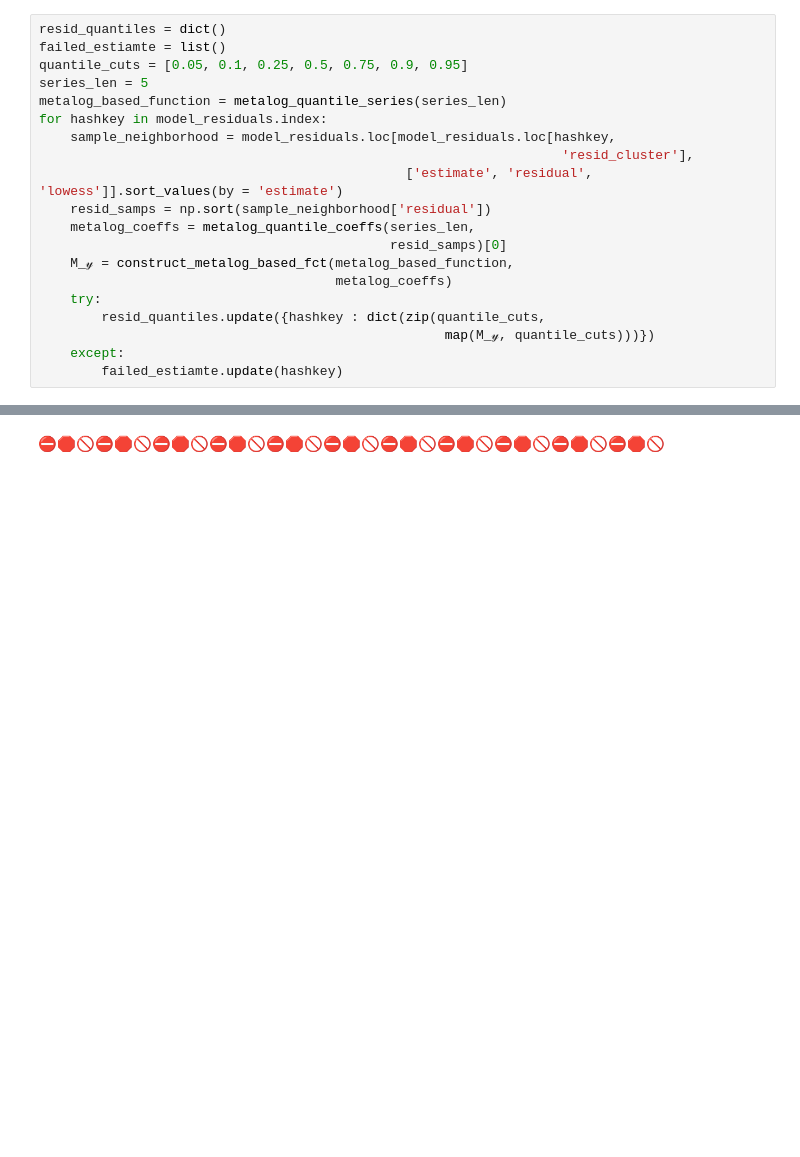
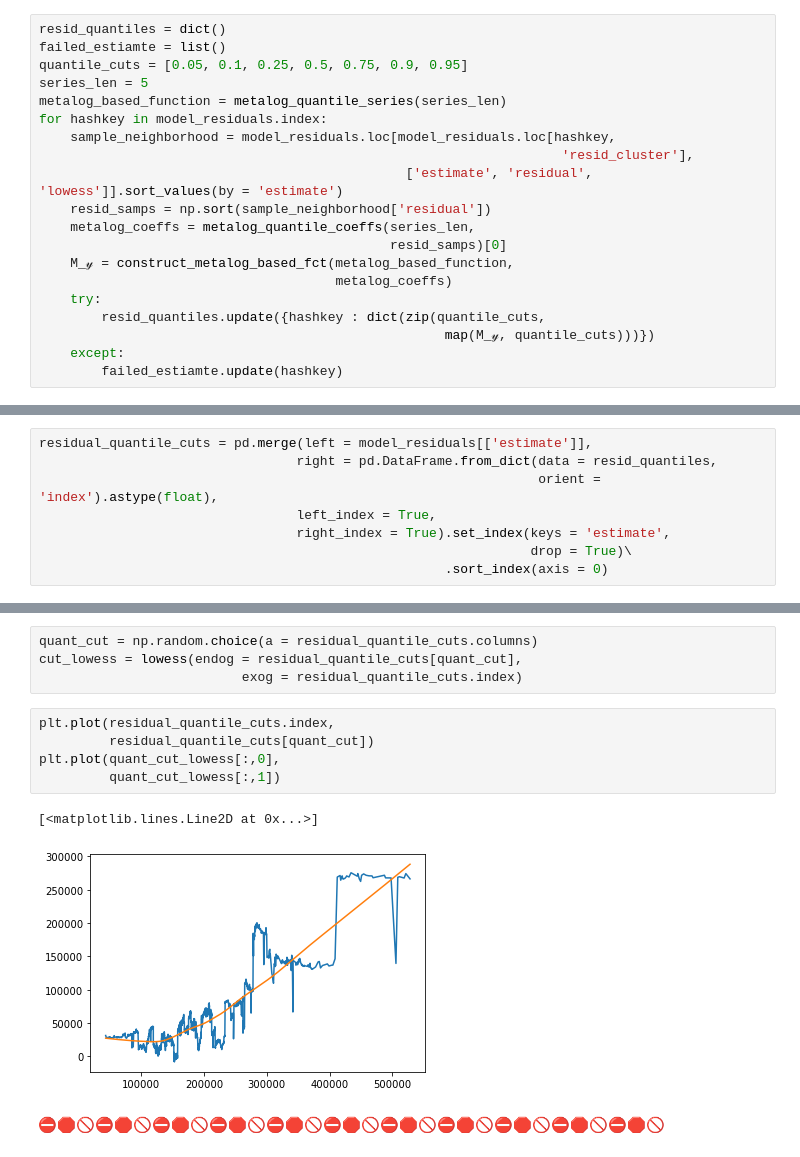
Before and after one commit to hamlett-neil-ur/201229-MathStats, a Jupyter notebook: code/210314 metalog fit to residuals.ipynb, the cells around one changed output, grey strips where cells are left out. Saved outputs shown, nothing was run; the diff lists cells and outputs as text; blank space fills up the shorter version.

Commit message:
221138Z Mar 2021 : Metalog fits to residuals

```diff
--- a/code/210314 metalog fit to residuals.ipynb
+++ b/code/210314 metalog fit to residuals.ipynb
@@ -329,0 +307,8 @@ resid_quantiles
+# %%
+residual_quantile_cuts = pd.merge(left = model_residuals[['estimate']],
+                                 right = pd.DataFrame.from_dict(data = resid_quantiles,
+                                                                orient = 'index').astype(float),
+                                 left_index = True,
+                                 right_index = True).set_index(keys = 'estimate',
+                                                               drop = True)\
+                                                    .sort_index(axis = 0)
@@ -330,3 +332,15 @@ resid_quantiles
+# %%
+quant_cut = np.random.choice(a = residual_quantile_cuts.columns)
+cut_lowess = lowess(endog = residual_quantile_cuts[quant_cut],
+                          exog = residual_quantile_cuts.index)
+# %%
+plt.plot(residual_quantile_cuts.index,
+         residual_quantile_cuts[quant_cut])
+plt.plot(quant_cut_lowess[:,0],
+         quant_cut_lowess[:,1])
+# %% [output]
+[<matplotlib.lines.Line2D at 0x...>]
+[figure, added]
 # %% [markdown]
 ⛔️🛑🚫⛔️🛑🚫⛔️🛑🚫⛔️🛑🚫⛔️🛑🚫⛔️🛑🚫⛔️🛑🚫⛔️🛑🚫⛔️🛑🚫⛔️🛑🚫⛔️🛑🚫
 # %%
```
Also changed, not shown: parts of 10 cells of this notebook.
